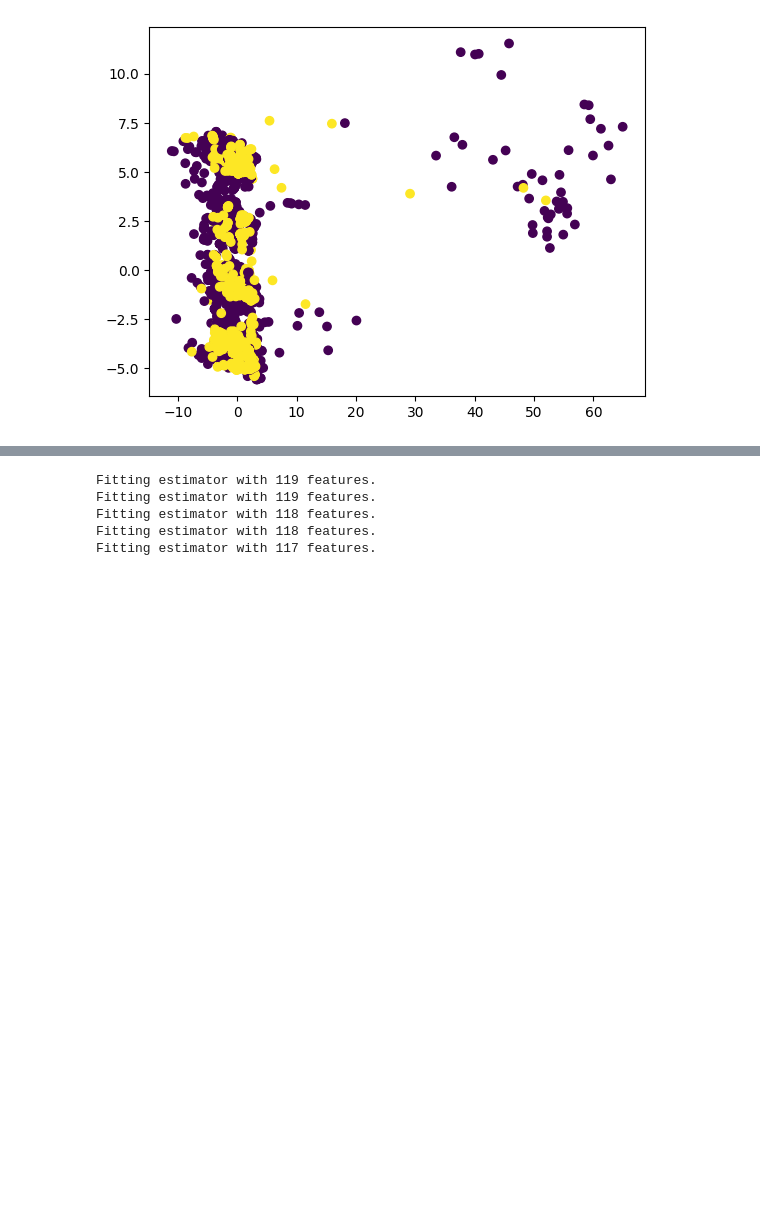
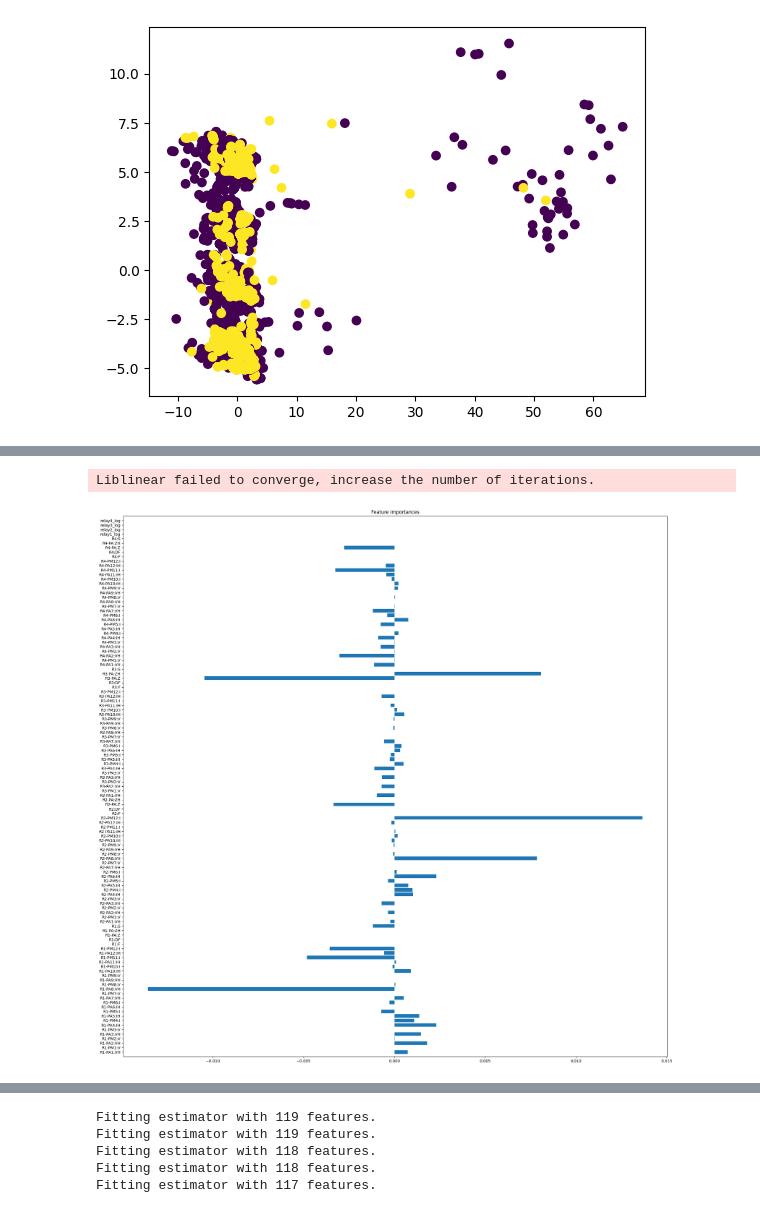
Before and after one commit to VictoKu1/IndustrialControlSystemCyberAttackDetectingCourse, a Jupyter notebook: Industrial_Power_Control_Cyber_Attacks_Detection.ipynb, the cells around one changed output, grey strips where cells are left out. Cells and saved outputs as stored; diff of their text form; code cells hidden in the pictures; blank space fills up the shorter version.

```diff
--- a/Industrial_Power_Control_Cyber_Attacks_Detection.ipynb
+++ b/Industrial_Power_Control_Cyber_Attacks_Detection.ipynb
@@ -312,0 +320,16 @@ plot_feature_importance(abc)
+# %%
+# Feature importance with Linear SVC
+from sklearn.svm import LinearSVC
+lsvc_fs = LinearSVC(C=0.01, penalty="l1", dual=False).fit(X_train, y_train)
+lsvc_fs.coef_
+
+# Plot feature importance with Linear SVC
+plt.figure(figsize=(25, 25))
+plt.title("Feature importances")
+plt.barh(range(X_train.shape[1]), lsvc_fs.coef_[0], align="center")
+plt.yticks(np.arange(X_train.shape[1]), features_list)
+plt.ylim([-1, X_train.shape[1]])
+plt.show()
+# %% [output]
+Liblinear failed to converge, increase the number of iterations.
+[figure, added]
```
Also changed, not shown: parts of 6 cells of this notebook.
